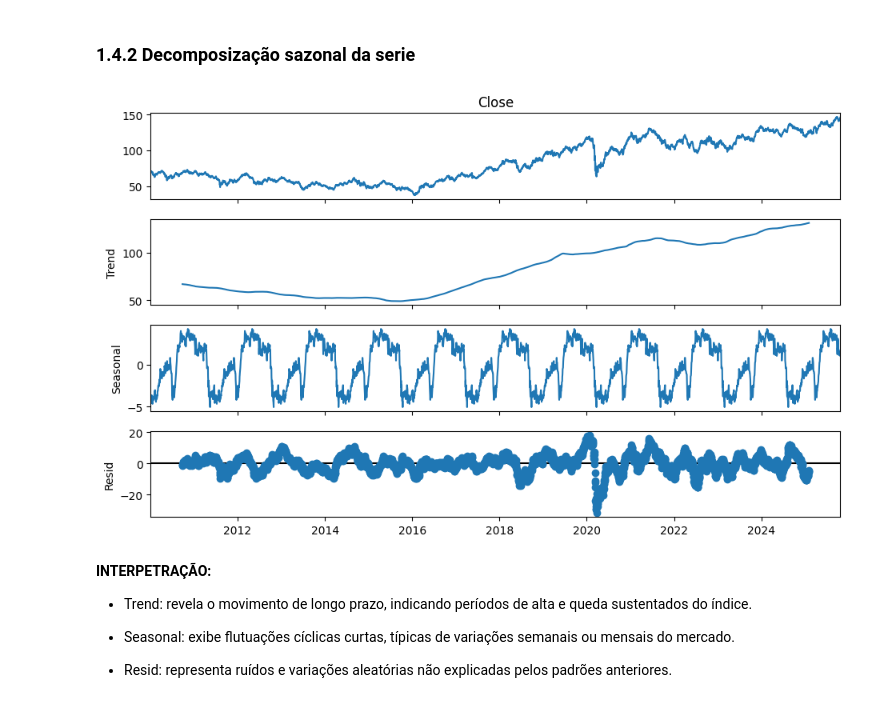
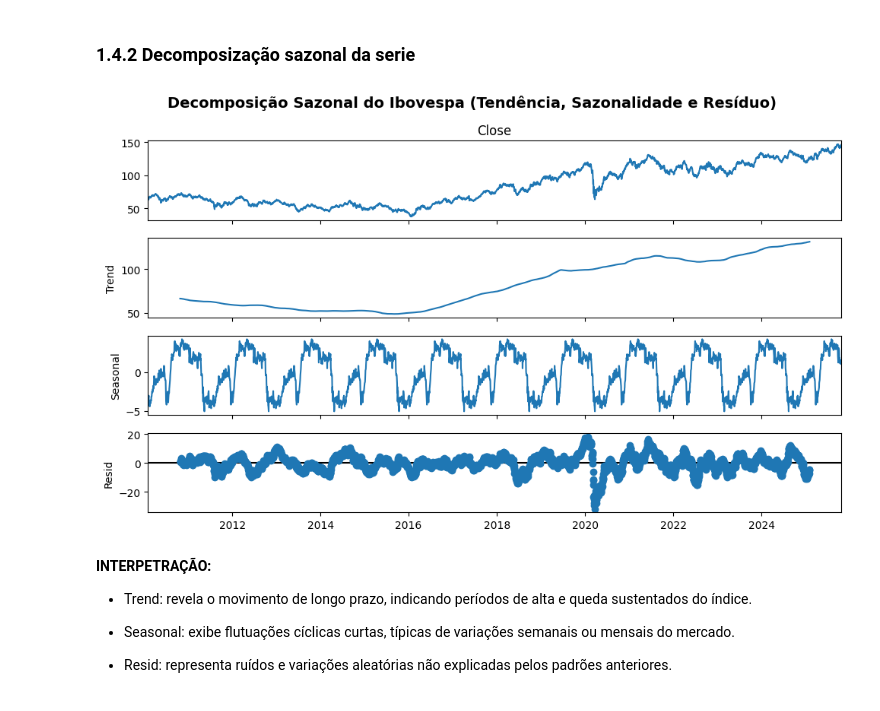
Before and after one commit to FLCarvalho/TechChallenge_fase2_indice_bovespa, a Jupyter notebook: Tech_challenge_fase2_Fabio_Carvalho.ipynb, the cells around one changed output. Drawn from its saved outputs; the diff is of its cells as text; code cells hidden in the pictures.

```diff
--- a/Tech_challenge_fase2_Fabio_Carvalho.ipynb
+++ b/Tech_challenge_fase2_Fabio_Carvalho.ipynb
@@ -132,9 +132,13 @@ plt.show()
 # %%
 result = seasonal_decompose(df["Close"], model="additive", period=365)
 fig = result.plot()
 fig.set_size_inches(10, 6)
+
+plt.suptitle("Decomposição Sazonal do Ibovespa (Tendência, Sazonalidade e Resíduo)", fontsize=14, fontweight='bold')
+plt.tight_layout()
+plt.show()
 # %% [output]
-[figure, old version]
+[figure, new version]
 # %% [markdown]
 **INTERPETRAÇÃO:**
 
```
Also changed, not shown: parts of 1 cell of this notebook.
